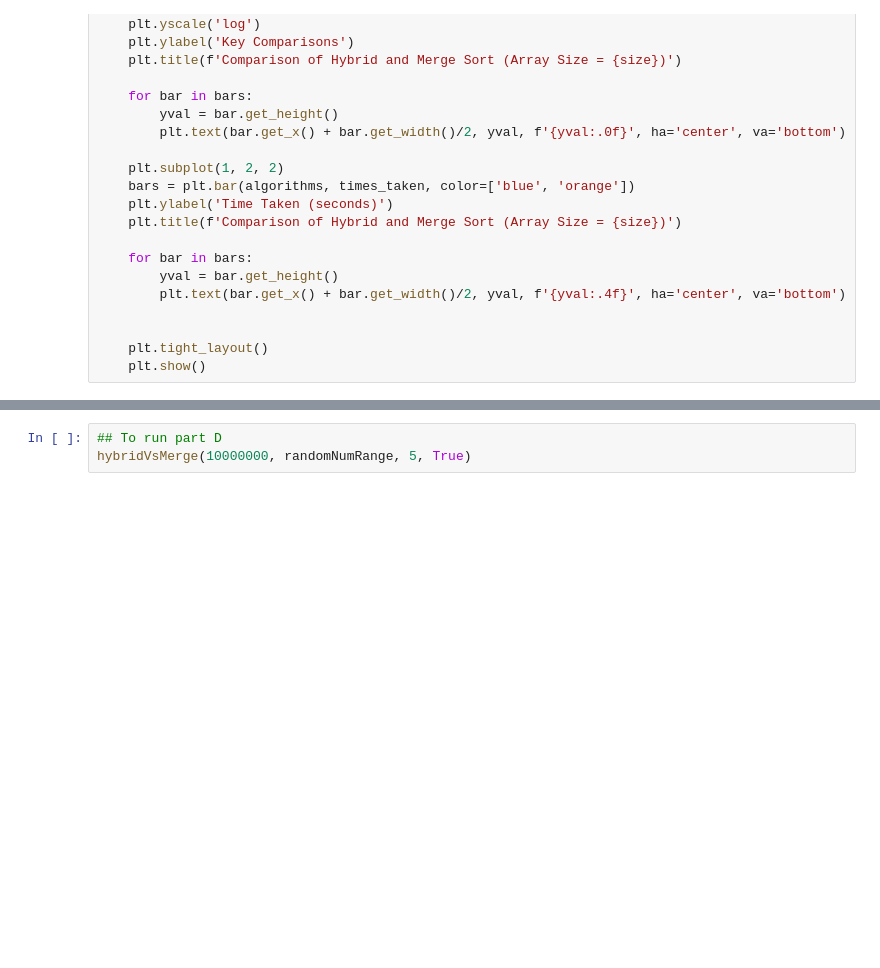
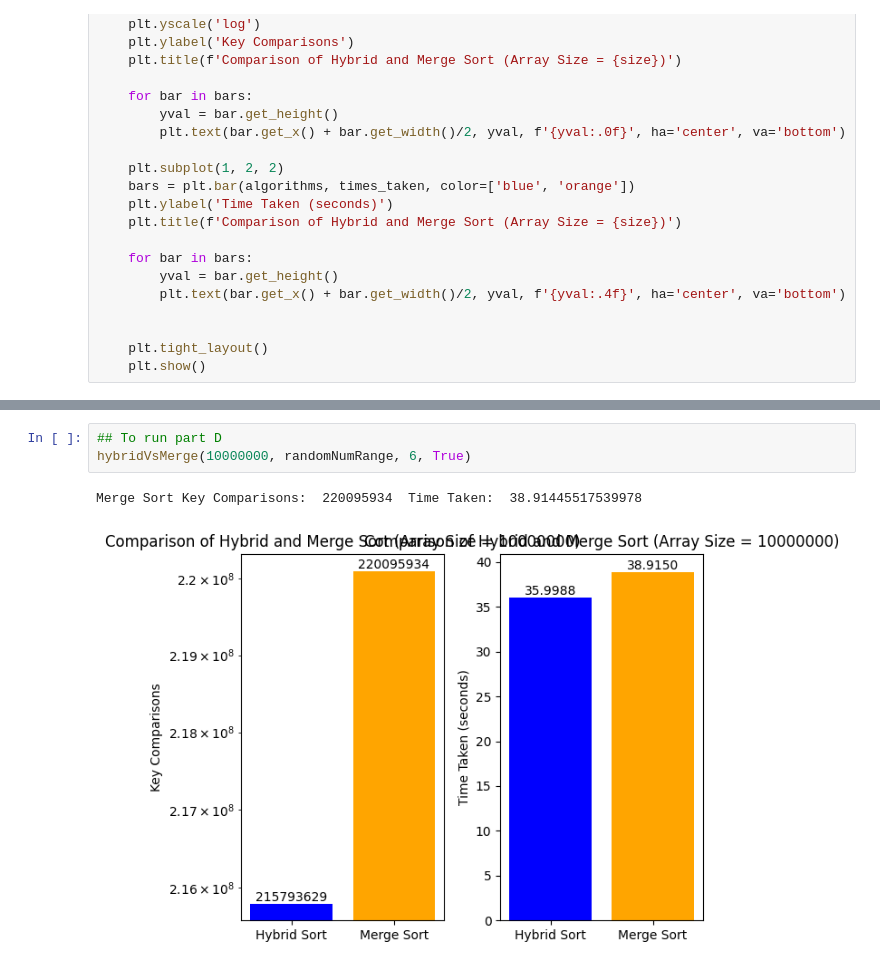
Before and after one commit to tgw6201/SC2001, a Jupyter notebook: Project1/Proj1.ipynb, the cells around one changed output, grey strips where cells are left out. Cells and saved outputs as stored; diff of their text form; blank space fills up the shorter version.

```diff
--- a/Project1/Proj1.ipynb
+++ b/Project1/Proj1.ipynb
@@ -381,3 +388,6 @@ S Value:  1  ArraySize:  1000000  Avg Key Comparisons:  18673701.0  Avg Time Tak
 # %%
 ## To run part D
-hybridVsMerge(10000000, randomNumRange, 5, True)
+hybridVsMerge(10000000, randomNumRange, 6, True)
+# %% [output]
+Merge Sort Key Comparisons:  220095934  Time Taken:  38.91445517539978
+[figure, added]
```
Also changed, not shown: parts of 6 cells of this notebook.
